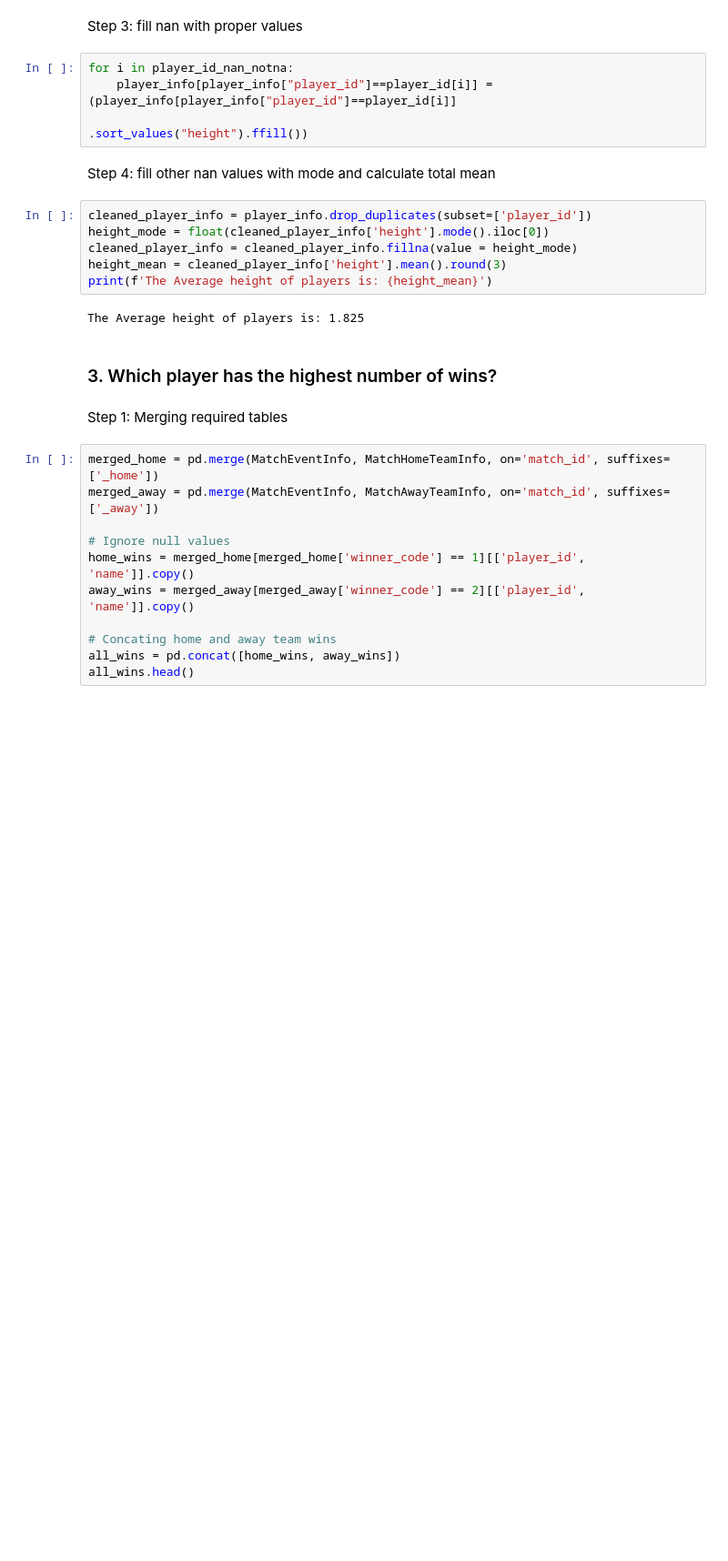
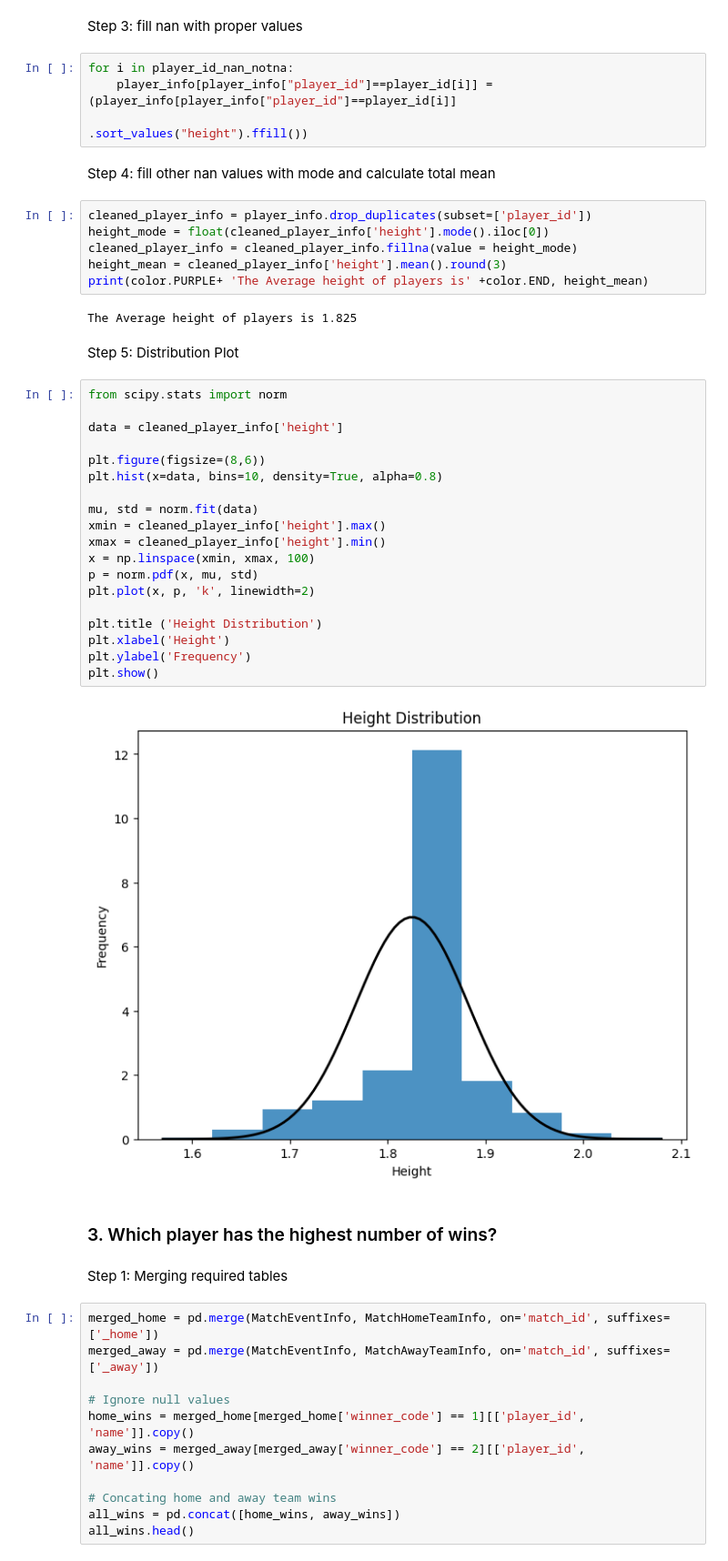
Before and after one commit to Mahlagha1994/Tennis-Games, a Jupyter notebook: notebooks/2-DATA ANALYZING.ipynb, the cells around one changed output. Shown at 91% size. Drawn from its saved outputs; the diff is of its cells as text; blank space fills up the shorter version.

```diff
--- a/notebooks/2-DATA ANALYZING.ipynb
+++ b/notebooks/2-DATA ANALYZING.ipynb
@@ -93,9 +106,32 @@ cleaned_player_info = player_info.drop_duplicates(subset=['player_id'])
 height_mode = float(cleaned_player_info['height'].mode().iloc[0])
 cleaned_player_info = cleaned_player_info.fillna(value = height_mode)
 height_mean = cleaned_player_info['height'].mean().round(3)
-print(f'The Average height of players is: {height_mean}')
+print(color.PURPLE+ 'The Average height of players is' +color.END, height_mean)
 # %% [output]
-The Average height of players is: 1.825
+The Average height of players is 1.825
+# %% [markdown]
+Step 5: Distribution Plot
+# %%
+from scipy.stats import norm
+
+data = cleaned_player_info['height']
+
+plt.figure(figsize=(8,6))
+plt.hist(x=data, bins=10, density=True, alpha=0.8)
+
+mu, std = norm.fit(data)
+xmin = cleaned_player_info['height'].max()
+xmax = cleaned_player_info['height'].min()
+x = np.linspace(xmin, xmax, 100)
+p = norm.pdf(x, mu, std)
+plt.plot(x, p, 'k', linewidth=2)
+
+plt.title ('Height Distribution')
+plt.xlabel('Height')
+plt.ylabel('Frequency')
+plt.show()
+# %% [output]
+[figure, added]
 # %% [markdown]
 ### 3.  Which player has the highest number of wins?
 # %% [markdown]
```
Also changed, not shown: parts of 34 cells of this notebook, 8 other files.
